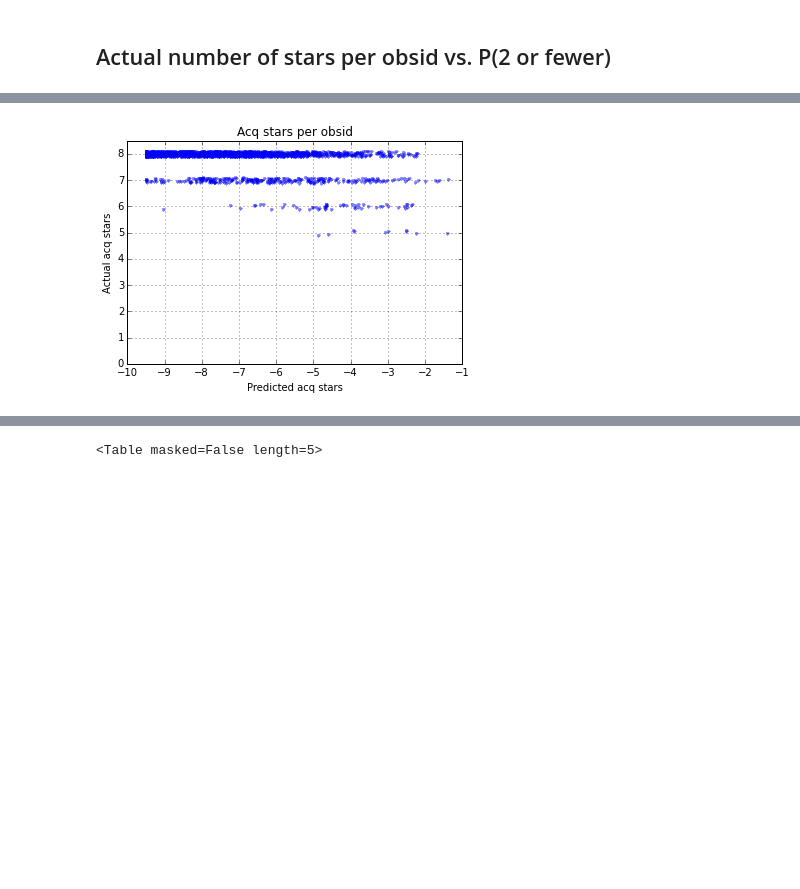
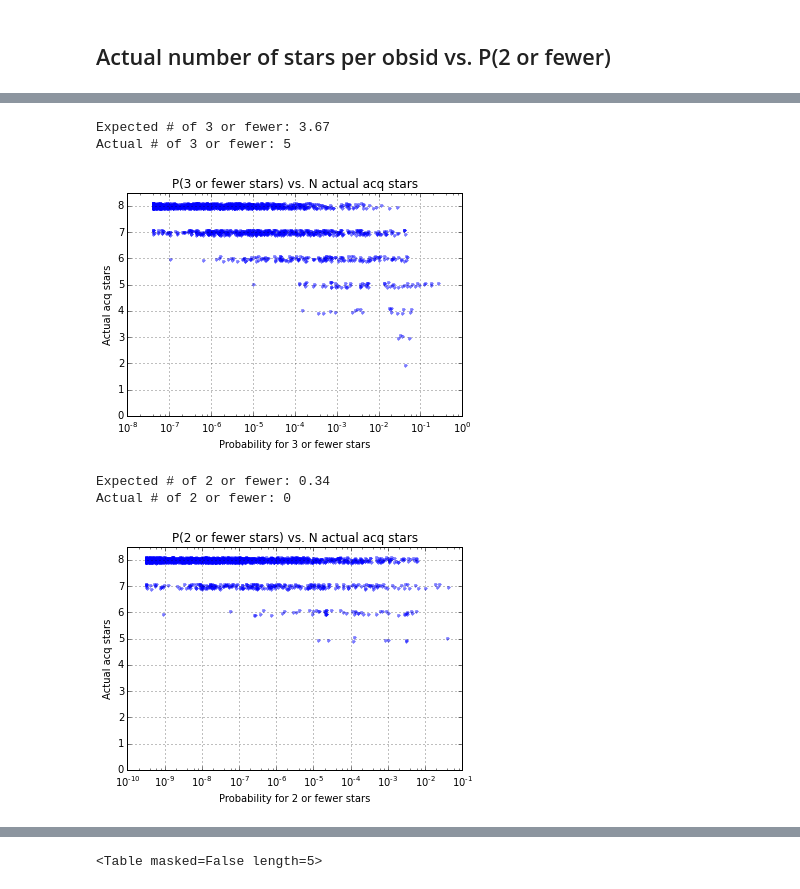
Before and after one commit to sot/aca_stats, a Jupyter notebook: starcheck_acq_probs_2015.ipynb, the cells around one changed output, grey strips where cells are left out. Cells and saved outputs as stored; diff of their text form; code cells hidden in the pictures; blank space fills up the shorter version.

```diff
--- a/starcheck_acq_probs_2015.ipynb
+++ b/starcheck_acq_probs_2015.ipynb
@@ -153,4 +160,12 @@ plot_lte2_per_obsid(without_ms=False)
+# %%
+plot_lte_per_obsid(3, without_ms=False)
+# %% [output]
+Expected # of 3 or fewer: 3.67
+Actual # of 3 or fewer: 5
+[figure, added]
 # %%
-plot_lte2_per_obsid(without_ms=True)
+plot_lte_per_obsid(2, without_ms=True)
 # %% [output]
+Expected # of 2 or fewer: 0.34
+Actual # of 2 or fewer: 0
-[figure, old version]
+[figure, new version]
```
Also changed, not shown: parts of 8 cells of this notebook, 1 other file.
